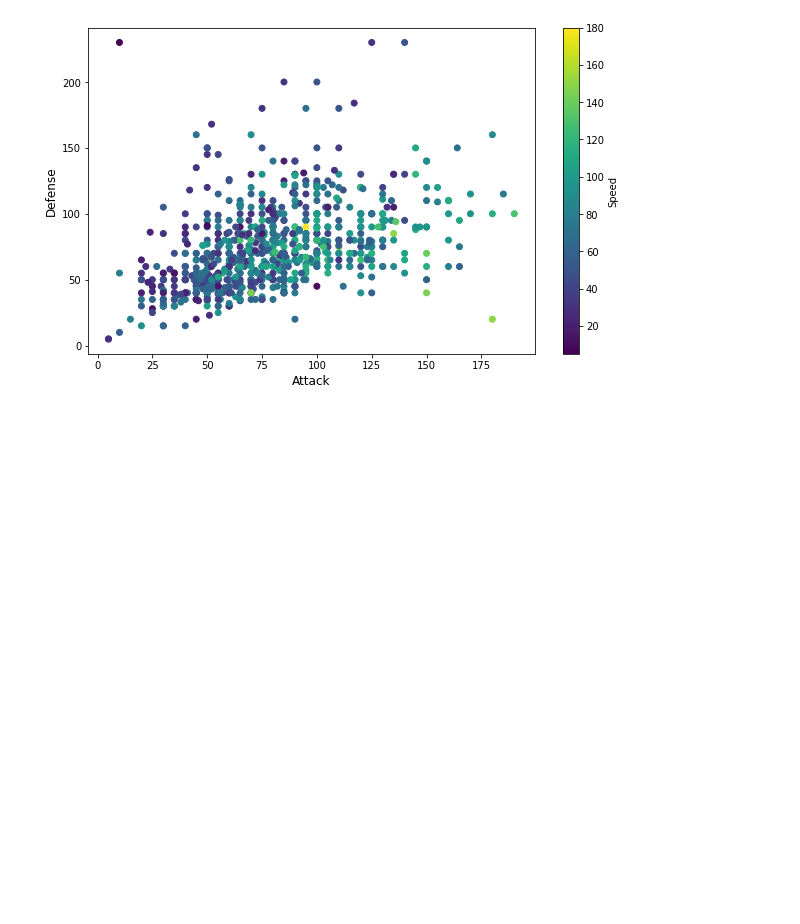
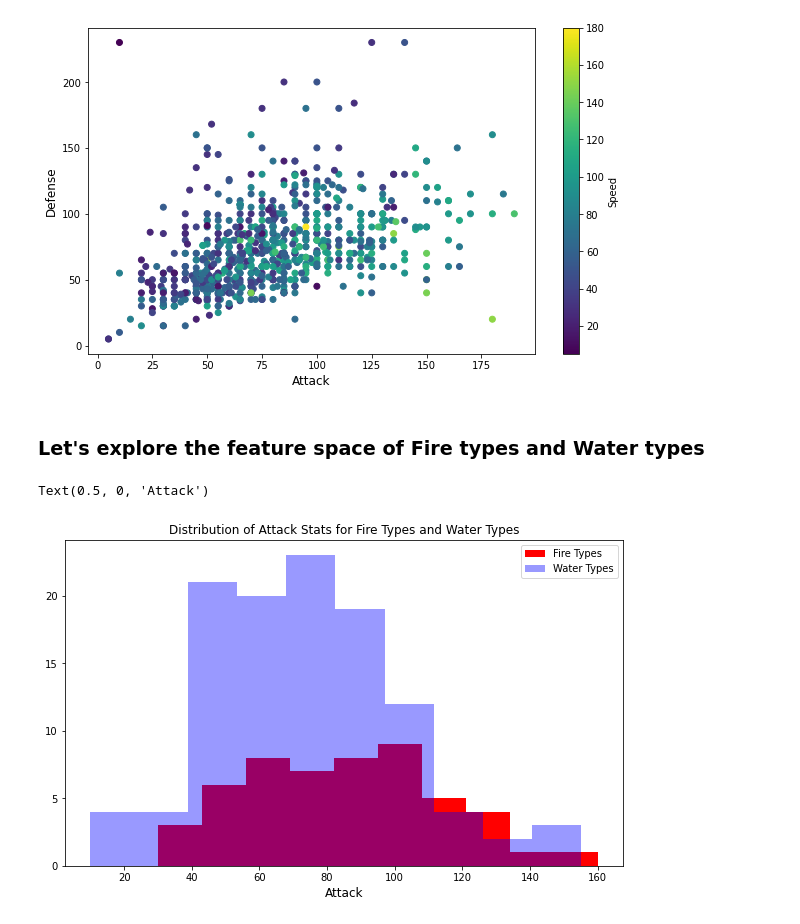
Before and after one commit to wbroem/Math560_Project, a Jupyter notebook: Explore_data.ipynb, the cells around one changed output. Drawn from its saved outputs; the diff is of its cells as text; code cells hidden in the pictures; blank space fills up the shorter version.

```diff
--- a/Explore_data.ipynb
+++ b/Explore_data.ipynb
@@ -42,2 +42,16 @@ plt.savefig('atk_vs_def_vs_speed.pdf')
 # %% [output]
 [figure]
+# %% [markdown]
+### Let's explore the feature space of Fire types and Water types
+# %%
+fire_ix = np.where(poke_type == 'Fire')[0]
+water_ix = np.where(poke_type == 'Water')[0]
+plt.figure(figsize = [10,6])
+plt.hist(attack[fire_ix],color = 'r', label = 'Fire Types')
+plt.hist(attack[water_ix],color = 'b', alpha = 0.4, label = 'Water Types')
+plt.legend()
+plt.title('Distribution of Attack Stats for Fire Types and Water Types', fontsize = 12)
+plt.xlabel('Attack', fontsize = 12)
+# %% [output]
+Text(0.5, 0, 'Attack')
+[figure, added]
```
Also changed, not shown: parts of 9 cells of this notebook, 1 other file.
